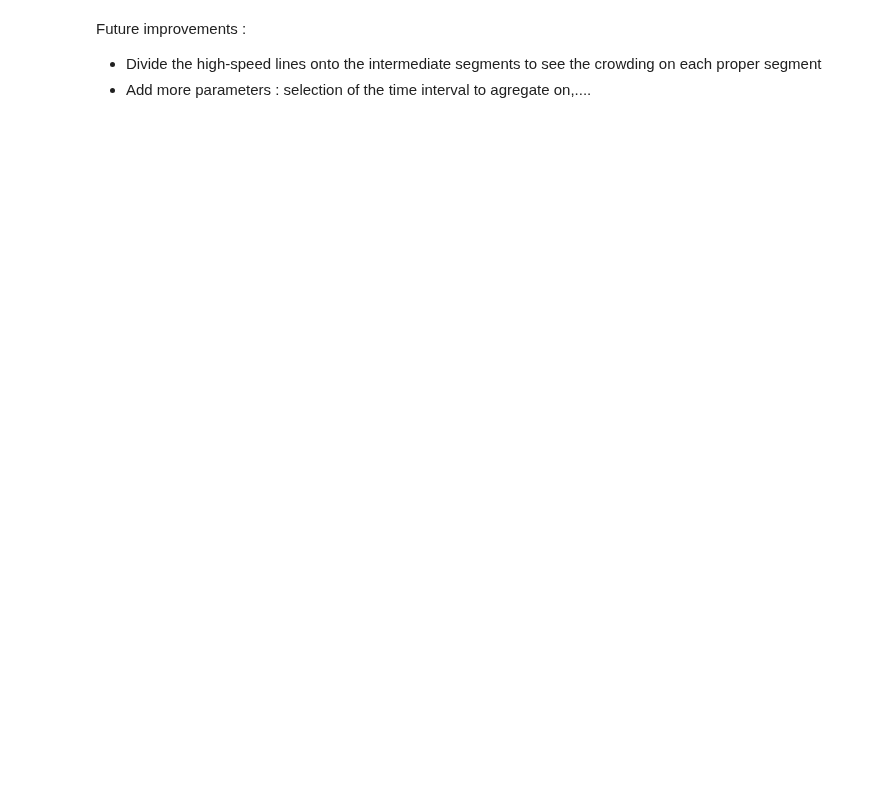
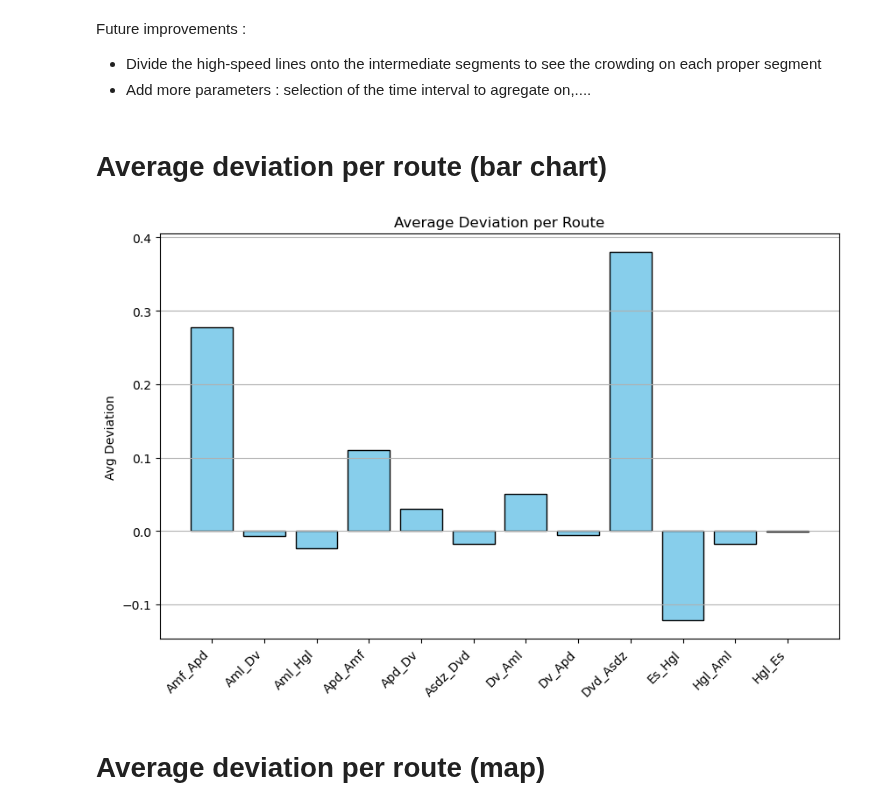
Before and after one commit to Merelkramer/Group2_NS, a Jupyter notebook: DataViz.ipynb, the cells around one changed output. Saved outputs shown, nothing was run; the diff lists cells and outputs as text; code cells hidden in the pictures; blank space fills up the shorter version.

Commit message:
average deviation per route : map+ bar chart

```diff
--- a/DataViz.ipynb
+++ b/DataViz.ipynb
@@ -123,3 +123,24 @@ poly_map
 Future improvements :
 - Divide the high-speed lines onto the intermediate segments to see the crowding on each proper segment
 - Add more parameters : selection of the time interval to agregate on,....
+# %% [markdown]
+# Average deviation per route (bar chart)
+# %%
+# Group by route
+route_stats = df.groupby("TRAJECT").agg({
+    "REALISATIE": "mean",
+    "PROGNOSE_REIZEN": "mean",
+    "AFWIJKING": "mean"
+}).reset_index()
+
+plt.figure(figsize=(10,6))
+plt.bar(route_stats["TRAJECT"], route_stats["AFWIJKING"], color="skyblue", edgecolor="black")
+plt.xticks(rotation=45, ha="right")
+plt.ylabel("Avg Deviation")
+plt.title("Average Deviation per Route")
+plt.grid(axis="y")
+plt.show()
+# %% [output]
+[figure, added]
+# %% [markdown]
+# Average deviation per route (map)
```
Also changed, not shown: parts of 3 cells of this notebook.
